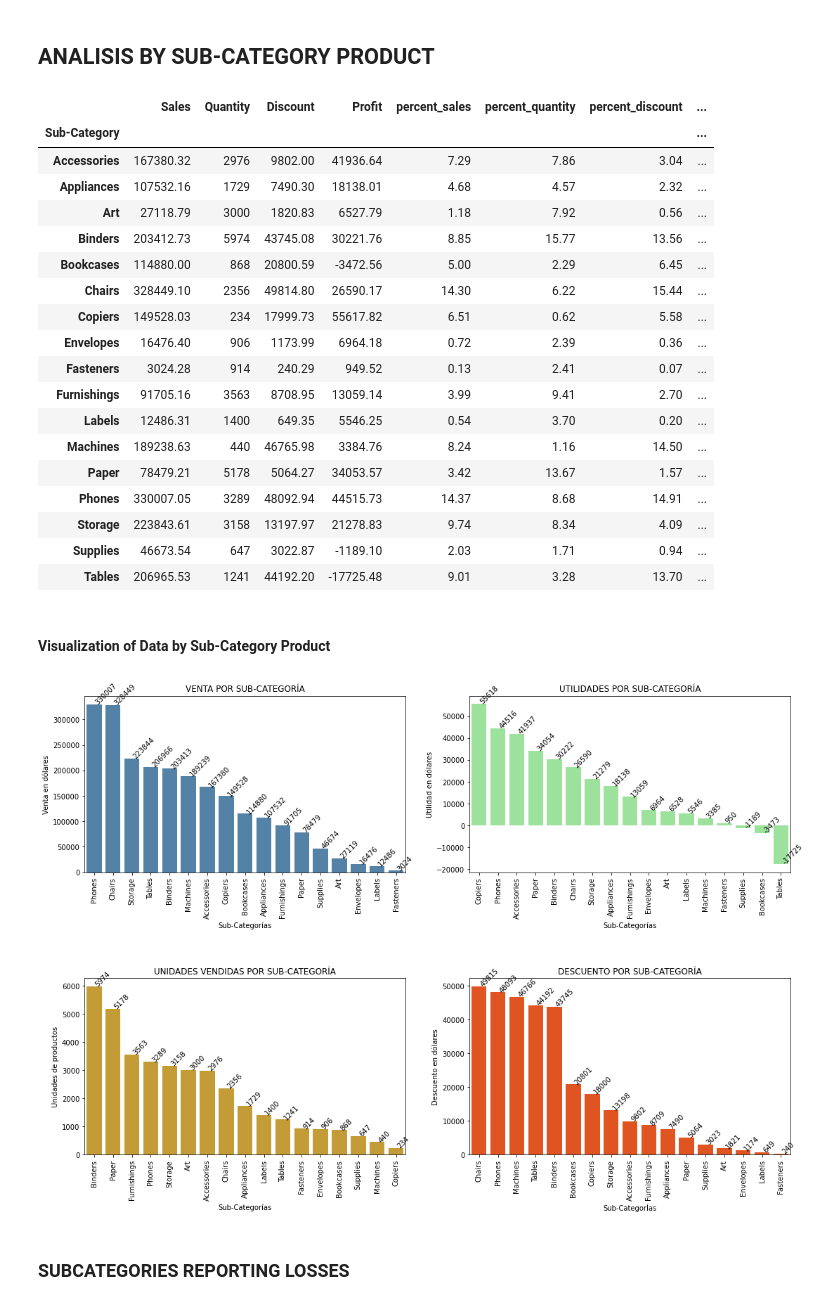
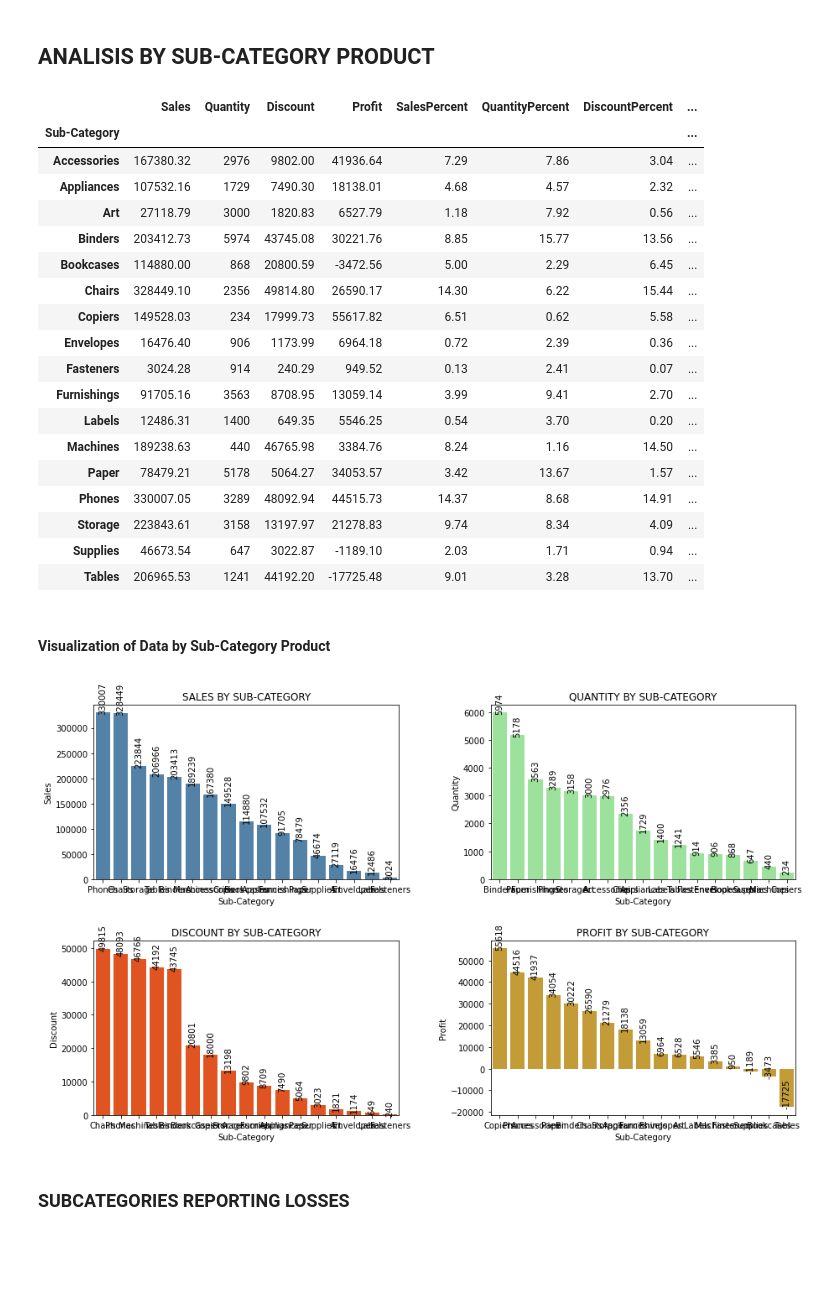
Before and after one commit to PabloJRW/super_store_projects, a Jupyter notebook: Super Store EDA.ipynb, the cells around one changed output. Saved outputs shown, nothing was run; the diff lists cells and outputs as text; code cells hidden in the pictures; blank space fills up the shorter version.

```diff
--- a/Super Store EDA.ipynb
+++ b/Super Store EDA.ipynb
@@ -157,3 +150,5 @@ data['OrderWeekday'] = data['Order Date'].dt.weekday
+# %%
+features =  ['Sales','Quantity','Discount','Profit']
 # %% [markdown]
 ## ANALISIS BY REGION
 # %% [markdown]
@@ -353,14 +232,11 @@ plt.show()
 # %% [markdown]
 ## ANALISIS BY SUB-CATEGORY PRODUCT
 # %%
-grouped_by_subcategory = data.groupby(['Sub-Category']).sum().drop('Postal Code', axis=1)
-grouped_by_subcategory['percent_sales'] = round(grouped_by_subcategory['Sales'] / sum(grouped_by_subcategory['Sales'])*100, 2)
-grouped_by_subcategory['percent_quantity'] = round(grouped_by_subcategory['Quantity'] / sum(grouped_by_subcategory['Quantity'])*100, 2)
-grouped_by_subcategory['percent_discount'] = round(grouped_by_subcategory['Discount'] / sum(grouped_by_subcategory['Discount'])*100, 2)
-grouped_by_subcategory['percent_profit'] = round(grouped_by_subcategory['Profit'] / sum(grouped_by_subcategory['Profit'])*100, 2)
-grouped_by_subcategory
+# GROUPING BY SUB-CATEGORY
+# ================================================================================
+data_by_sub = groupingData(data, features, 'Sub-Category')
 # %% [output]
-|  | Sales | Quantity | Discount | Profit | percent_sales | percent_quantity | percent_discount | ... |
+|  | Sales | Quantity | Discount | Profit | SalesPercent | QuantityPercent | DiscountPercent | ... |
 | Sub-Category |  |  |  |  |  |  |  | ... |
 | Accessories | 167380.32 | 2976 | 9802.00 | 41936.64 | 7.29 | 7.86 | 3.04 | ... |
 | Appliances | 107532.16 | 1729 | 7490.30 | 18138.01 | 4.68 | 4.57 | 2.32 | ... |
@@ -382,56 +258,11 @@ grouped_by_subcategory
 # %% [markdown]
 #### Visualization of Data by Sub-Category Product
 # %%
-# Visualización de datos por sub-categoría de producto
-# ===================================================================================================
-
-fig, ax = plt.subplots(2,2, figsize=(18,12))
-
-# Ventas por subcategoría
-subcategory_sales = grouped_by_subcategory['Sales'].sort_values(ascending=False) # Data agrupada por subcategoría
-sns.barplot(x=subcategory_sales.index, y=subcategory_sales.values, color='steelblue', ax=ax[0,0])
-for idx, value in enumerate(subcategory_sales.values):
-    ax[0,0].text(x=idx, y=value, color='black', s=round(value), rotation=45)
-ax[0,0].set_title('VENTA POR SUB-CATEGORÍA')
-ax[0,0].set_xlabel('Sub-Categorías')
-ax[0,0].set_ylabel('Venta en dólares')
-plt.setp(ax[0,0].xaxis.get_majorticklabels(), rotation=90)
-
-# Cantidad de producto vendido por subcategoría
-subcategory_quantity = grouped_by_subcategory['Quantity'].sort_values(ascending=False)
-sns.barplot(x=subcategory_quantity.index, y=subcategory_quantity.values, color='goldenrod', ax=ax[1,0])
-for idx, value in enumerate(subcategory_quantity.values):
-    ax[1,0].text(x=idx, y=value, color='black', s=round(value), rotation=45)
-ax[1,0].set_title('UNIDADES VENDIDAS POR SUB-CATEGORÍA')
-ax[1,0].set_xlabel('Sub-Categorías')
-ax[1,0].set_ylabel('Unidades de productos')
-plt.setp(ax[1,0].xaxis.get_majorticklabels(), rotation=90)
-
-# Utilidades por subcategoría
-subcategory_profit = grouped_by_subcategory['Profit'].sort_values(ascending=False)
-sns.barplot(x=subcategory_profit.index, y=subcategory_profit.values,
-            color='lightgreen', ax=ax[0,1])
-for idx, value in enumerate(subcategory_profit.values):
-    ax[0,1].text(x=idx, y=value, color='black', s=round(value), rotation=45)
-ax[0,1].set_title('UTILIDADES POR SUB-CATEGORÍA')
-ax[0,1].set_xlabel('Sub-Categorías')
-ax[0,1].set_ylabel('Utilidad en dólares')
-plt.setp(ax[0,1].xaxis.get_majorticklabels(), rotation=90)
-
-# Descuento por subcategoría
-subcategory_discount = grouped_by_subcategory['Discount'].sort_values(ascending=False)
-sns.barplot(x=subcategory_discount.index, y=subcategory_discount.values, color='orangered', ax=ax[1,1])
-for idx, value in enumerate(subcategory_discount.values):
-    ax[1,1].text(x=idx, y=value, color='black', s=round(value), rotation=45)
-ax[1,1].set_title('DESCUENTO POR SUB-CATEGORÍA')
-ax[1,1].set_xlabel('Sub-CategorÍas')
-ax[1,1].set_ylabel('Descuento en dólares')
-plt.setp(ax[1,1].xaxis.get_majorticklabels(), rotation=90)
-
-plt.subplots_adjust(hspace=.6)
-plt.show()
+# DATA VISUALIZATION BY SUB-CATEGORY
+# ================================================================================
+plotDataGroups(data_by_sub, features, 'Sub-Category', 45, 90)
 # %% [output]
-[figure, old version]
+[figure, new version]
 # %% [markdown]
 ### SUBCATEGORIES REPORTING LOSSES
 # %%
```
Also changed, not shown: parts of 38 cells of this notebook, 2 other files.
